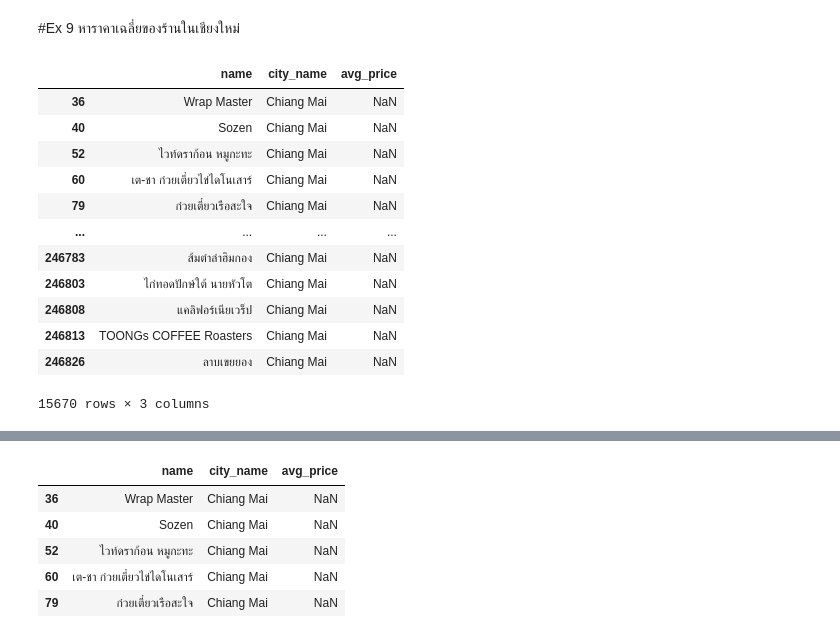
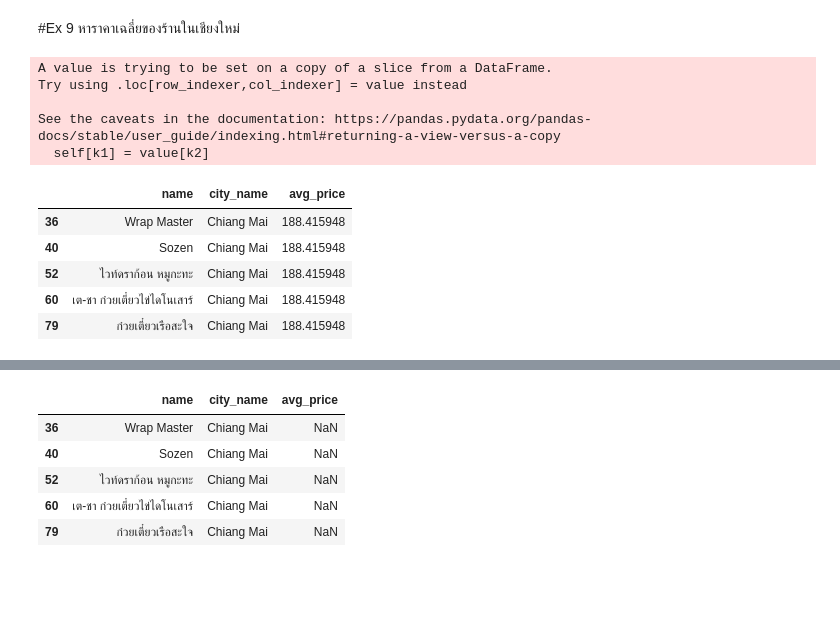
Before and after one commit to Chanita-Su/KKU_Data_Mining, a Jupyter notebook: Pandas_101.ipynb, the cells around one changed output, grey strips where cells are left out. Saved outputs shown, nothing was run; the diff lists cells and outputs as text; code cells hidden in the pictures; blank space fills up the shorter version.

```diff
--- a/Pandas_101.ipynb
+++ b/Pandas_101.ipynb
@@ -409,20 +409,19 @@ See the caveats in the documentation: https://pandas.pydata.org/pandas-docs/stab
 #[PD] ต่อตารางในเเนวเเกน Y (เพิ่มจำนวนdata) pd.concat
 # %% [markdown]
 #Ex 9 หาราคาเฉลี่ยของร้านในเชียงใหม่
-# %%
-Chiang_Mai_table = new_table[new_table['city_name']=='Chiang Mai']
-Chiang_Mai_table
-# %% [output]
-|  | name | city_name | avg_price |
-| 36 | Wrap Master | Chiang Mai | NaN |
-| 40 | Sozen | Chiang Mai | NaN |
-| 52 | ไวท์ดราก้อน หมูกะทะ | Chiang Mai | NaN |
-| 60 | เต-ชา ก๋วยเตี๋ยวไข่ไดโนเสาร์ | Chiang Mai | NaN |
-| 79 | ก๋วยเตี๋ยวเรือสะใจ | Chiang Mai | NaN |
-| ... | ... | ... | ... |
-| 246783 | ส้มตำลำฮิมกอง | Chiang Mai | NaN |
-| 246803 | ไก่ทอดปักษ์ใต้ นายหัวโต | Chiang Mai | NaN |
-| 246808 | แคลิฟอร์เนียเวร็ป | Chiang Mai | NaN |
-| 246813 | TOONGs COFFEE Roasters | Chiang Mai | NaN |
-| 246826 | ลาบเขยยอง | Chiang Mai | NaN |
-15670 rows × 3 columns
+# %%
+cm_table = new_table[new_table['city_name']=='Chiang Mai']
+cm_table[['avg_price']] = cm_table[['avg_price']].fillna(new_table[new_table['city_name']=='Chiang Mai'].dropna()['avg_price'].mean())
+cm_table.head()
+# %% [output]
+A value is trying to be set on a copy of a slice from a DataFrame.
+Try using .loc[row_indexer,col_indexer] = value instead
+
+See the caveats in the documentation: https://pandas.pydata.org/pandas-docs/stable/user_guide/indexing.html#returning-a-view-versus-a-copy
+  self[k1] = value[k2]
+|  | name | city_name | avg_price |
+| 36 | Wrap Master | Chiang Mai | 188.415948 |
+| 40 | Sozen | Chiang Mai | 188.415948 |
+| 52 | ไวท์ดราก้อน หมูกะทะ | Chiang Mai | 188.415948 |
+| 60 | เต-ชา ก๋วยเตี๋ยวไข่ไดโนเสาร์ | Chiang Mai | 188.415948 |
+| 79 | ก๋วยเตี๋ยวเรือสะใจ | Chiang Mai | 188.415948 |
```
Also changed, not shown: parts of 16 cells of this notebook.
